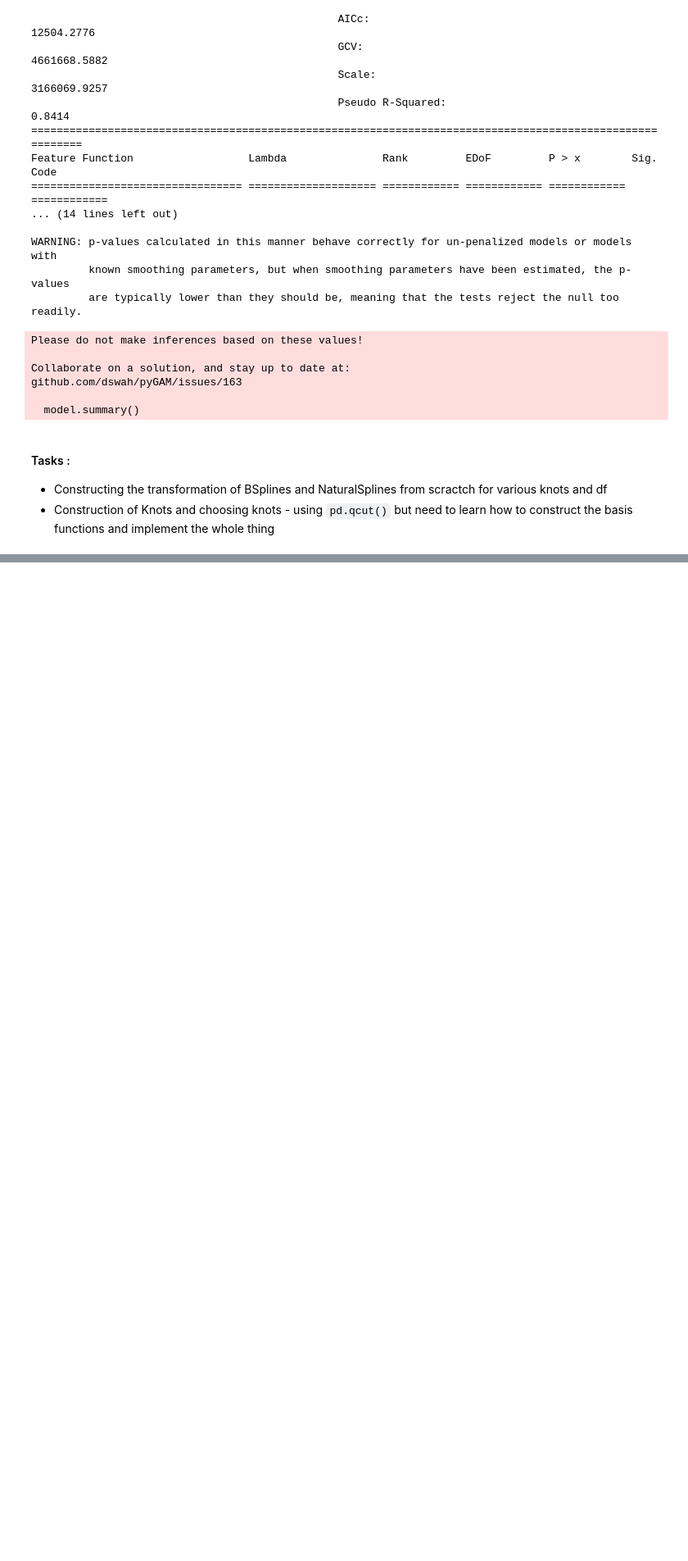
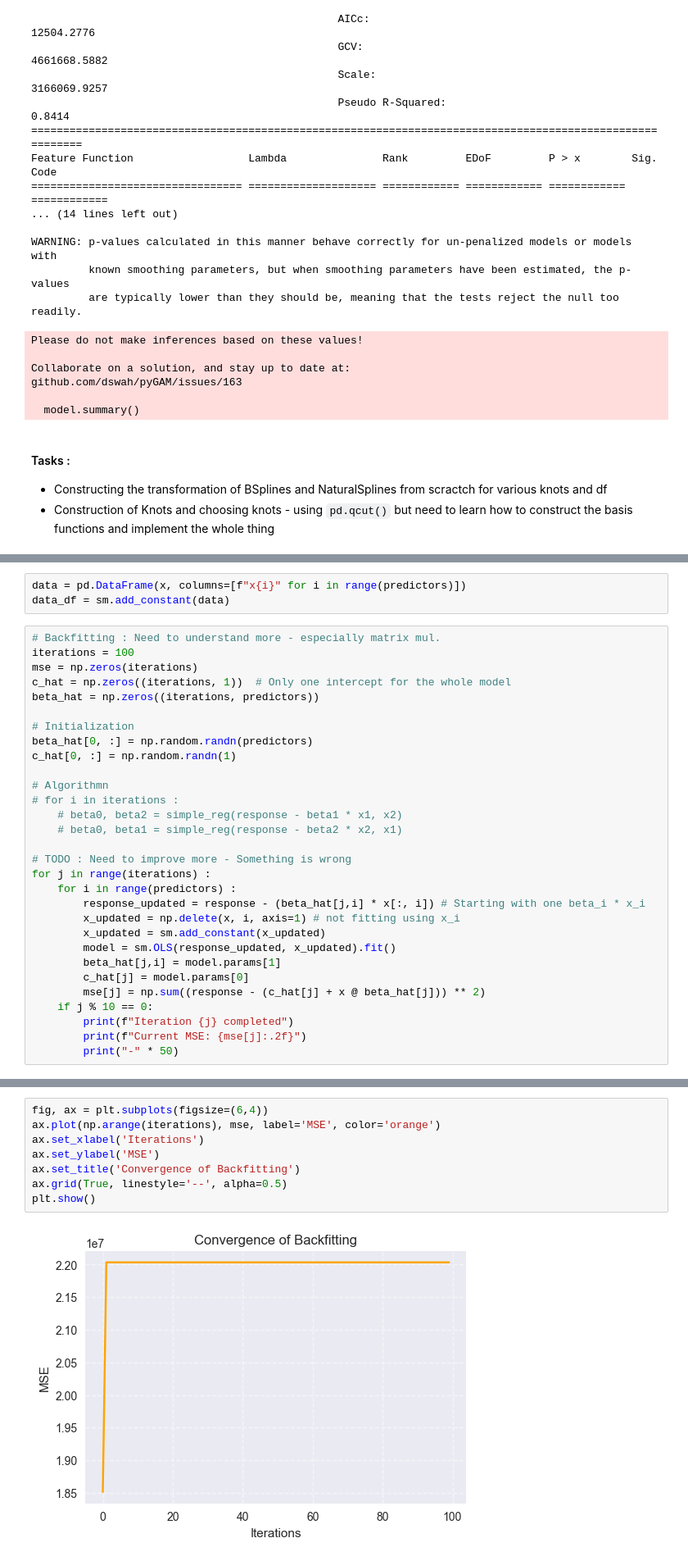
Before and after one commit to kkkamur07/ISL-Learning, a Jupyter notebook: NonLinearity/nonLinearity-questions.ipynb, the cells around one changed output, grey strips where cells are left out. Shown at 82% size. Cells and saved outputs as stored; diff of their text form; blank space fills up the shorter version.

```diff
--- a/NonLinearity/nonLinearity-questions.ipynb
+++ b/NonLinearity/nonLinearity-questions.ipynb
@@ -728,0 +796,33 @@ github.com/dswah/pyGAM/issues/163
+# %%
+data = pd.DataFrame(x, columns=[f"x{i}" for i in range(predictors)])
+data_df = sm.add_constant(data)
+# %%
+# Backfitting : Need to understand more - especially matrix mul.
+iterations = 100
+mse = np.zeros(iterations)
+c_hat = np.zeros((iterations, 1))  # Only one intercept for the whole model
+beta_hat = np.zeros((iterations, predictors))
+
+# Initialization
+beta_hat[0, :] = np.random.randn(predictors)
+c_hat[0, :] = np.random.randn(1)
+
+# Algorithmn
+# for i in iterations :
+    # beta0, beta2 = simple_reg(response - beta1 * x1, x2)
+    # beta0, beta1 = simple_reg(response - beta2 * x2, x1)
+
+# TODO : Need to improve more - Something is wrong
+for j in range(iterations) :
+    for i in range(predictors) :
+        response_updated = response - (beta_hat[j,i] * x[:, i]) # Starting with one beta_i * x_i
+        x_updated = np.delete(x, i, axis=1) # not fitting using x_i
+        x_updated = sm.add_constant(x_updated)
+        model = sm.OLS(response_updated, x_updated).fit()
+        beta_hat[j,i] = model.params[1]
+        c_hat[j] = model.params[0]
+        mse[j] = np.sum((response - (c_hat[j] + x @ beta_hat[j])) ** 2)
+    if j % 10 == 0:
+        print(f"Iteration {j} completed")
+        print(f"Current MSE: {mse[j]:.2f}")
+        print("-" * 50)
@@ -728,0 +847,10 @@ github.com/dswah/pyGAM/issues/163
+# %%
+fig, ax = plt.subplots(figsize=(6,4))
+ax.plot(np.arange(iterations), mse, label='MSE', color='orange')
+ax.set_xlabel('Iterations')
+ax.set_ylabel('MSE')
+ax.set_title('Convergence of Backfitting')
+ax.grid(True, linestyle='--', alpha=0.5)
+plt.show()
+# %% [output]
+[figure, added]
```
Also changed, not shown: parts of 6 cells of this notebook.
